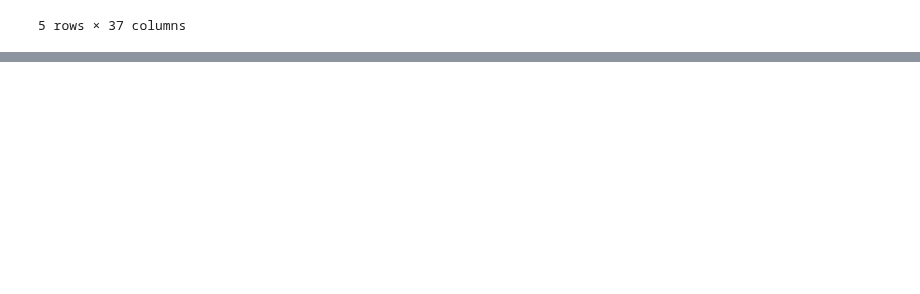
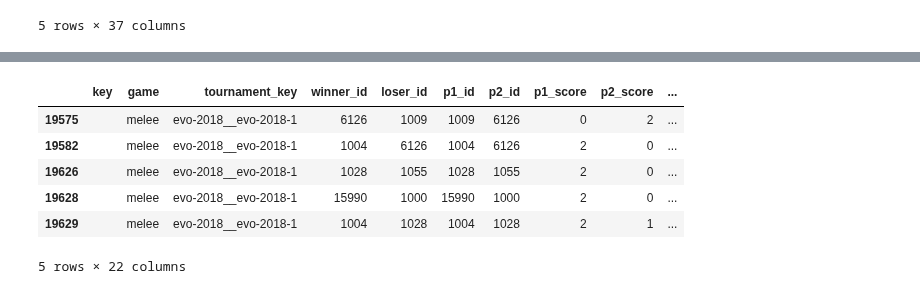
Before and after one commit to jjaw89/fall-2024-smash-melee-top-8-prediction, a Jupyter notebook: data_exploration/jaspar_rating_exploration.ipynb, the cells around one changed output, grey strips where cells are left out. Saved outputs shown, nothing was run; the diff lists cells and outputs as text; code cells hidden in the pictures; blank space fills up the shorter version.

```diff
--- a/data_exploration/jaspar_rating_exploration.ipynb
+++ b/data_exploration/jaspar_rating_exploration.ipynb
@@ -364,0 +338,10 @@ def get_alt2_rds_column(player_id, player_char, opponent_char, df=char_vs_char_p
+# %%
+sets_with_game_data_df.head()
+# %% [output]
+|  | key | game | tournament_key | winner_id | loser_id | p1_id | p2_id | p1_score | p2_score | ... |
+| 19575 |  | melee | evo-2018__evo-2018-1 | 6126 | 1009 | 1009 | 6126 | 0 | 2 | ... |
+| 19582 |  | melee | evo-2018__evo-2018-1 | 1004 | 6126 | 1004 | 6126 | 2 | 0 | ... |
+| 19626 |  | melee | evo-2018__evo-2018-1 | 1028 | 1055 | 1028 | 1055 | 2 | 0 | ... |
+| 19628 |  | melee | evo-2018__evo-2018-1 | 15990 | 1000 | 15990 | 1000 | 2 | 0 | ... |
+| 19629 |  | melee | evo-2018__evo-2018-1 | 1004 | 1028 | 1004 | 1028 | 2 | 1 | ... |
+5 rows × 22 columns
```
Also changed, not shown: parts of 23 cells of this notebook.
